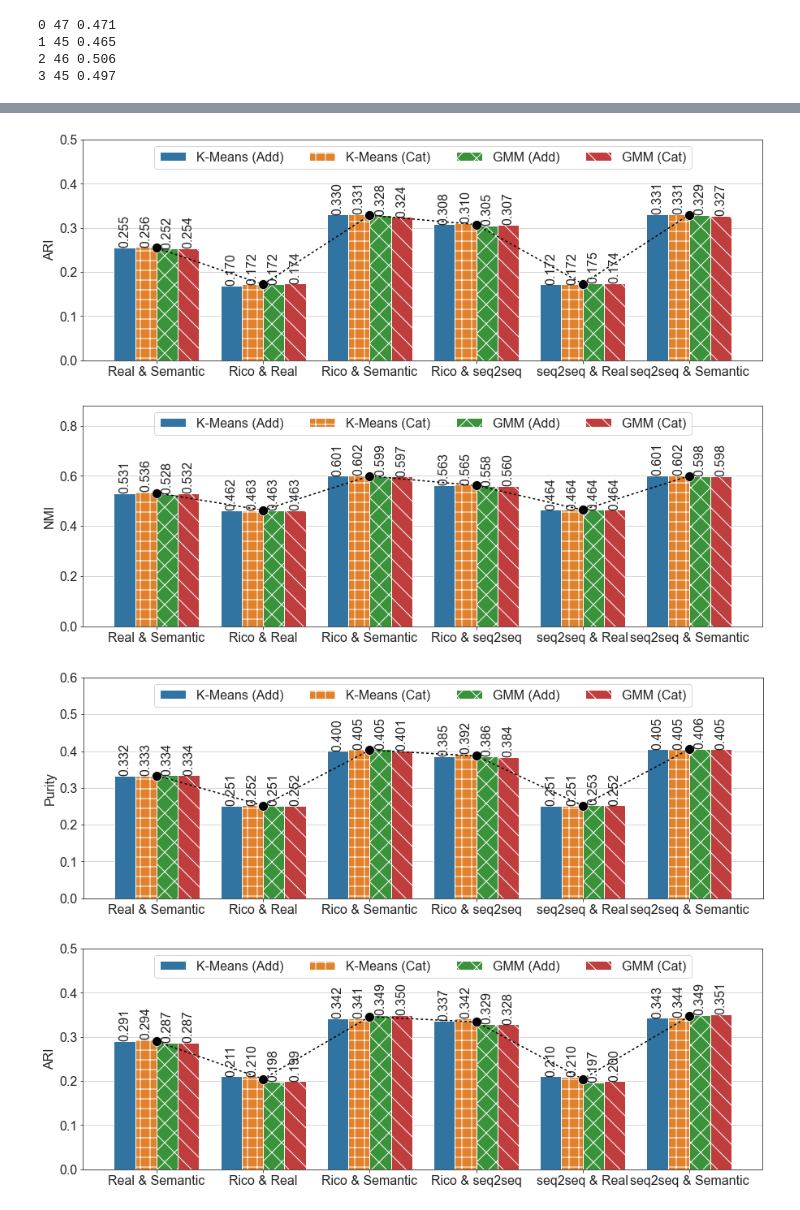
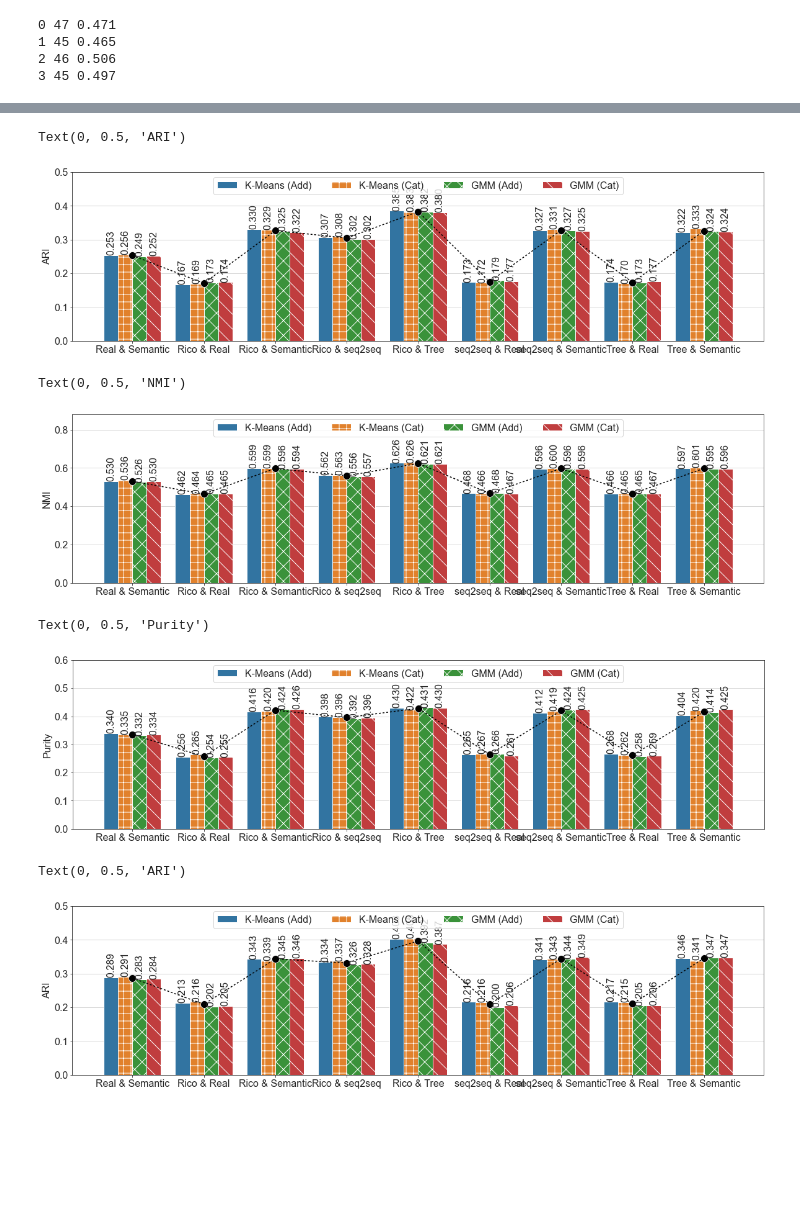
Before and after one commit to hopemini/data_processing, a Jupyter notebook: tree_autoencoder/eval_plot.ipynb, the cells around one changed output, grey strips where cells are left out. Saved outputs shown, nothing was run; the diff lists cells and outputs as text; code cells hidden in the pictures; blank space fills up the shorter version.

```diff
--- a/tree_autoencoder/eval_plot.ipynb
+++ b/tree_autoencoder/eval_plot.ipynb
@@ -645,8 +645,8 @@ df_ari_23[0:4]['GMM (Add)']
 Name: GMM (Add), dtype: float64
 # %%
 row_names = ['ARI (GMM)', 'ARI (KM)', 'NMI (GMM)', 'NMI (KM)', 'Purity (GMM)', 'Purity (KM)']
-column_names = ['Real', 'Semantic', 'Rico', 'seq2seq']
-df_23 = pd.DataFrame([df_ari_23[0:4]['GMM (Add)'], df_ari_23[0:4]['K-Means (Add)'], df_nmi_23[0:4]['GMM (Add)'], df_nmi_23[0:4]['K-Means (Add)'], df_purity_23[0:4]['GMM (Add)'], df_purity_23[0:4]['K-Means (Add)']])
+column_names = ['Real', 'Semantic', 'Rico', 'seq2seq', 'Tree']
+df_23 = pd.DataFrame([df_ari_23[0:5]['GMM (Add)'], df_ari_23[0:5]['K-Means (Add)'], df_nmi_23[0:5]['GMM (Add)'], df_nmi_23[0:5]['K-Means (Add)'], df_purity_23[0:5]['GMM (Add)'], df_purity_23[0:5]['K-Means (Add)']])
 df_23.columns = column_names
 df_23 = df_23.T
 df_23.columns = row_names
@@ -675,7 +676,7 @@ plt.ylabel(None)
 # %%
 row_names = ['ARI (GMM)', 'ARI (KM)', 'NMI (GMM)', 'NMI (KM)', 'Purity (GMM)', 'Purity (KM)']
-column_names = ['Real', 'Semantic', 'Rico', 'seq2seq']
-df_34 = pd.DataFrame([df_ari_34[0:4]['GMM (Add)'], df_ari_34[0:4]['K-Means (Add)'], df_nmi_34[0:4]['GMM (Add)'], df_nmi_34[0:4]['K-Means (Add)'], df_purity_34[0:4]['GMM (Add)'], df_purity_34[0:4]['K-Means (Add)']])
+column_names = ['Real', 'Semantic', 'Rico', 'seq2seq', 'Tree']
+df_34 = pd.DataFrame([df_ari_34[0:5]['GMM (Add)'], df_ari_34[0:5]['K-Means (Add)'], df_nmi_34[0:5]['GMM (Add)'], df_nmi_34[0:5]['K-Means (Add)'], df_purity_34[0:5]['GMM (Add)'], df_purity_34[0:5]['K-Means (Add)']])
 df_34.columns = column_names
 df_34 = df_34.T
 df_34.columns = row_names
@@ -1083,8 +1194,8 @@ seq2seq & Semantic 0.7    0.457
 Name: GMM (Cat), dtype: float64
 # %%
-mean_name = ['Real & Semantic', 'Rico & Real', 'Rico & Semantic', 'Rico & seq2seq', 'seq2seq & Real', 'seq2seq & Semantic']
+mean_name = ['Real & Semantic', 'Rico & Real', 'Rico & Semantic', 'Rico & seq2seq', 'Rico & Tree', 'seq2seq & Real', 'seq2seq & Semantic', 'Tree & Real', 'Tree & Semantic']
 type_name = ['K-Means (Add)', 'K-Means (Cat)', 'GMM (Add)', 'GMM (Cat)']
-df_ari_23_mean = pd.DataFrame([df_ari_23_a[4:13].mean(), df_ari_23_a[13:22].mean(),  df_ari_23_a[22:31].mean(), df_ari_23_a[31:40].mean(), df_ari_23_a[40:49].mean(), df_ari_23_a[49:58].mean()])
+df_ari_23_mean = pd.DataFrame([df_ari_23_a[5:14].mean(), df_ari_23_a[14:23].mean(),  df_ari_23_a[23:32].mean(), df_ari_23_a[32:41].mean(), df_ari_23_a[41:50].mean(), df_ari_23_a[50:59].mean(), df_ari_23_a[59:68].mean(), df_ari_23_a[68:77].mean(), df_ari_23_a[77:86].mean()])
 df_ari_23_mean = df_ari_23_mean.T
 df_ari_23_mean.columns = mean_name
 df_ari_23_mean['type'] = type_name
@@ -1092,7 +1203,7 @@ df_ari_23_mm = pd.DataFrame([df_ari_23_mean.mean()])
 df_ari_23_mm = df_ari_23_mm.T
 df_ari_23_mean = pd.melt(df_ari_23_mean, id_vars="type", var_name="eval", value_name="eval_values")
 
-df_nmi_23_mean = pd.DataFrame([df_nmi_23_a[4:13].mean(), df_nmi_23_a[13:22].mean(),  df_nmi_23_a[22:31].mean(), df_nmi_23_a[31:40].mean(), df_nmi_23_a[40:49].mean(), df_nmi_23_a[49:58].mean()])
+df_nmi_23_mean = pd.DataFrame([df_nmi_23_a[5:14].mean(), df_nmi_23_a[14:23].mean(),  df_nmi_23_a[23:32].mean(), df_nmi_23_a[32:41].mean(), df_nmi_23_a[41:50].mean(), df_nmi_23_a[50:59].mean(), df_nmi_23_a[59:68].mean(), df_nmi_23_a[68:77].mean(), df_nmi_23_a[77:86].mean()])
 df_nmi_23_mean = df_nmi_23_mean.T
 df_nmi_23_mean.columns = mean_name
 df_nmi_23_mean['type'] = type_name
@@ -1100,7 +1211,7 @@ df_nmi_23_mm = pd.DataFrame([df_nmi_23_mean.mean()])
 df_nmi_23_mm = df_nmi_23_mm.T
 df_nmi_23_mean = pd.melt(df_nmi_23_mean, id_vars="type", var_name="eval", value_name="eval_values")
 
-df_purity_23_mean = pd.DataFrame([df_purity_23_a[4:13].mean(), df_purity_23_a[13:22].mean(),  df_purity_23_a[22:31].mean(), df_purity_23_a[31:40].mean(), df_purity_23_a[40:49].mean(), df_purity_23_a[49:58].mean()])
+df_purity_23_mean = pd.DataFrame([df_purity_23_a[5:14].mean(), df_purity_23_a[14:23].mean(),  df_purity_23_a[23:32].mean(), df_purity_23_a[32:41].mean(), df_purity_23_a[41:50].mean(), df_purity_23_a[50:59].mean(), df_purity_23_a[59:68].mean(), df_purity_23_a[68:77].mean(), df_purity_23_a[77:86].mean()])
 df_purity_23_mean = df_purity_23_mean.T
 df_purity_23_mean.columns = mean_name
 df_purity_23_mean['type'] = type_name
@@ -1108,7 +1219,7 @@ df_purity_23_mm = pd.DataFrame([df_purity_23_mean.mean()])
 df_purity_23_mm = df_purity_23_mm.T
 df_purity_23_mean = pd.melt(df_purity_23_mean, id_vars="type", var_name="eval", value_name="eval_values")
 
-df_ari_34_mean = pd.DataFrame([df_ari_34_a[4:13].mean(), df_ari_34_a[13:22].mean(),  df_ari_34_a[22:31].mean(), df_ari_34_a[31:40].mean(), df_ari_34_a[40:49].mean(), df_ari_34_a[49:58].mean()])
+df_ari_34_mean = pd.DataFrame([df_ari_34_a[5:14].mean(), df_ari_34_a[14:23].mean(),  df_ari_34_a[23:32].mean(), df_ari_34_a[32:41].mean(), df_ari_34_a[41:50].mean(), df_ari_34_a[50:59].mean(), df_ari_34_a[59:68].mean(), df_ari_34_a[68:77].mean(), df_ari_34_a[77:86].mean()])
 df_ari_34_mean = df_ari_34_mean.T
 df_ari_34_mean.columns = mean_name
 df_ari_34_mean['type'] = type_name
@@ -1116,7 +1227,7 @@ df_ari_34_mm = pd.DataFrame([df_ari_34_mean.mean()])
 df_ari_34_mm = df_ari_34_mm.T
 df_ari_34_mean = pd.melt(df_ari_34_mean, id_vars="type", var_name="eval", value_name="eval_values")
 
-df_nmi_34_mean = pd.DataFrame([df_nmi_34_a[4:13].mean(), df_nmi_34_a[13:22].mean(),  df_nmi_34_a[22:31].mean(), df_nmi_34_a[31:40].mean(), df_nmi_34_a[40:49].mean(), df_nmi_34_a[49:58].mean()])
+df_nmi_34_mean = pd.DataFrame([df_nmi_34_a[5:14].mean(), df_nmi_34_a[14:23].mean(),  df_nmi_34_a[23:32].mean(), df_nmi_34_a[32:41].mean(), df_nmi_34_a[41:50].mean(), df_nmi_34_a[50:59].mean(), df_nmi_34_a[59:68].mean(), df_nmi_34_a[68:77].mean(), df_nmi_34_a[77:86].mean()])
 df_nmi_34_mean = df_nmi_34_mean.T
 df_nmi_34_mean.columns = mean_name
 df_nmi_34_mean['type'] = type_name
@@ -1124,7 +1235,7 @@ df_nmi_34_mm = pd.DataFrame([df_nmi_34_mean.mean()])
 df_nmi_34_mm = df_nmi_34_mm.T
 df_nmi_34_mean = pd.melt(df_nmi_34_mean, id_vars="type", var_name="eval", value_name="eval_values")
 
-df_purity_34_mean = pd.DataFrame([df_purity_34_a[4:13].mean(), df_purity_34_a[13:22].mean(),  df_purity_34_a[22:31].mean(), df_purity_34_a[31:40].mean(), df_purity_34_a[40:49].mean(), df_purity_34_a[49:58].mean()])
+df_purity_34_mean = pd.DataFrame([df_purity_34_a[5:14].mean(), df_purity_34_a[14:23].mean(),  df_purity_34_a[23:32].mean(), df_purity_34_a[32:41].mean(), df_purity_34_a[41:50].mean(), df_purity_34_a[50:59].mean(), df_purity_34_a[59:68].mean(), df_purity_34_a[68:77].mean(), df_purity_34_a[77:86].mean()])
 df_purity_34_mean = df_purity_34_mean.T
 df_purity_34_mean.columns = mean_name
 df_purity_34_mean['type'] = type_name
@@ -1132,25 +1243,26 @@ df_purity_34_mm = pd.DataFrame([df_purity_34_mean.mean()])
 df_purity_34_mm = df_purity_34_mm.T
 df_purity_34_mean = pd.melt(df_purity_34_mean, id_vars="type", var_name="eval", value_name="eval_values")
 # %%
-plt.figure(figsize=(15,5))
+plt.figure(figsize=(20,5))
 ax = sns.barplot(x='eval', y='eval_values', data=df_ari_23_mean, hue='type')
 sns.lineplot(data=df_ari_23_mm, palette=['black'], dashes=[(2, 2)], markers=True, markersize=12)
 for container in ax.containers:
     ax.bar_label(container, fmt='%.3f', rotation=90)
 for bars, hatch in zip(ax.containers, hatches):
     for bar in bars:
         bar.set_hatch(hatch)
 #plt.legend(loc="upper center", bbox_to_anchor=(.5, 1), ncol=4)
 h, l = ax.get_legend_handles_labels()
 ax.legend(h[1:], l[1:], loc="upper center", ncol=4)
 plt.ylim((0, 0.5))
 plt.xlabel(None)
 plt.ylabel('ARI')
 #plt.savefig('../result/plot_ari_23_mean.png', format='png', bbox_inches='tight', transparent=True)
 # %% [output]
+Text(0, 0.5, 'ARI')
-[figure, old version]
+[figure, new version]
 # %%
-plt.figure(figsize=(15,5))
+plt.figure(figsize=(20,5))
 ax = sns.barplot(x='eval', y='eval_values', data=df_nmi_23_mean, hue='type')
 sns.lineplot(data=df_nmi_23_mm, palette=['black'], dashes=[(2, 2)], markers=True, markersize=12)
 for container in ax.containers:
@@ -1165,9 +1277,10 @@ plt.xlabel(None)
 plt.ylabel('NMI')
 #plt.savefig('../result/plot_nmi_23_mean.png', format='png', bbox_inches='tight', transparent=True)
 # %% [output]
+Text(0, 0.5, 'NMI')
-[figure, old version]
+[figure, new version]
 # %%
-plt.figure(figsize=(15,5))
+plt.figure(figsize=(20,5))
 ax = sns.barplot(x='eval', y='eval_values', data=df_purity_23_mean, hue='type')
 sns.lineplot(data=df_purity_23_mm, palette=['black'], dashes=[(2, 2)], markers=True, markersize=12)
 for container in ax.containers:
@@ -1182,9 +1295,10 @@ plt.xlabel(None)
 plt.ylabel('Purity')
 #plt.savefig('../result/plot_purity_23_mean.png', format='png', bbox_inches='tight', transparent=True)
 # %% [output]
+Text(0, 0.5, 'Purity')
-[figure, old version]
+[figure, new version]
 # %%
-plt.figure(figsize=(15,5))
+plt.figure(figsize=(20,5))
 ax = sns.barplot(x='eval', y='eval_values', data=df_ari_34_mean, hue='type')
 sns.lineplot(data=df_ari_34_mm, palette=['black'], dashes=[(2, 2)], markers=True, markersize=12)
 for container in ax.containers:
@@ -1199,5 +1313,6 @@ plt.xlabel(None)
 plt.ylabel('ARI')
 #plt.savefig('../result/plot_ari_34_mean.png', format='png', bbox_inches='tight', transparent=True)
 # %% [output]
+Text(0, 0.5, 'ARI')
-[figure, old version]
+[figure, new version]
 # %%
```
Also changed, not shown: parts of 56 cells of this notebook, 7 other files.
